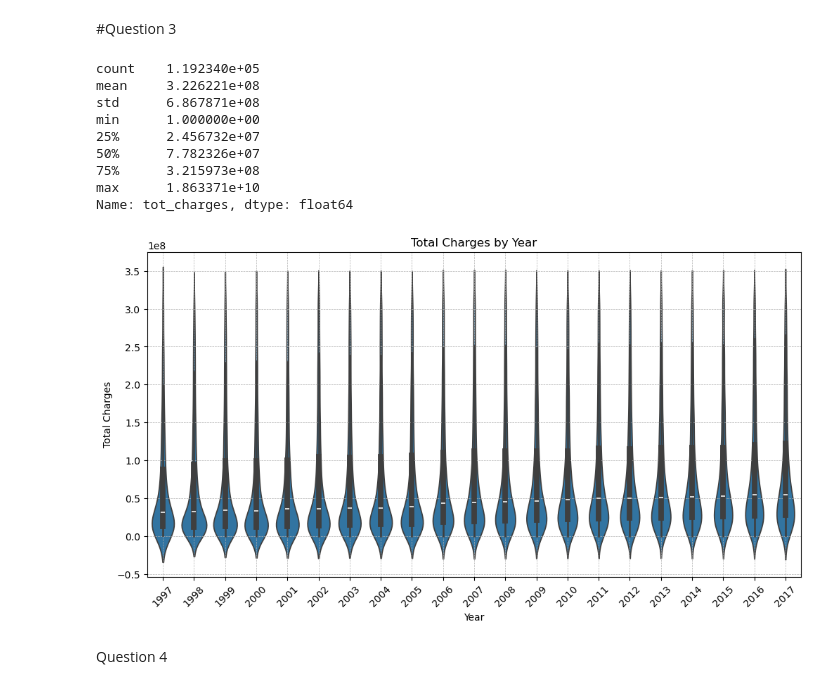
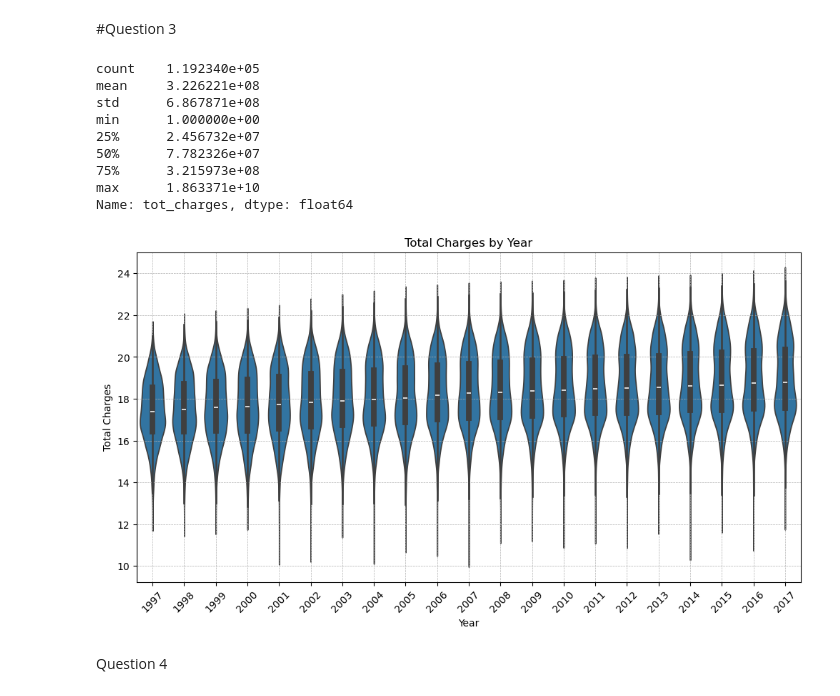
Before and after one commit to avanthp/Homework2-, a Jupyter notebook: Submission2/Summarize_Data.ipynb, the cells around one changed output. Saved outputs shown, nothing was run; the diff lists cells and outputs as text; code cells hidden in the pictures.

```diff
--- a/Submission2/Summarize_Data.ipynb
+++ b/Submission2/Summarize_Data.ipynb
@@ -74,36 +62,40 @@ HCRIS['tot_charges'] = pd.to_numeric(HCRIS['tot_charges'], errors='coerce')
 
 #Remove rows with missing charges or years, negative values, and outliers
 charges_by_year = HCRIS[['year', 'tot_charges']].dropna()
 charges_by_year = charges_by_year[charges_by_year['tot_charges'] >= 0]
 
 # Display summary statistics to find  cutoff values
 summary_stats = charges_by_year['tot_charges'].describe()
 print(summary_stats)
 
 #creating upper bound limit
-upper_bound = summary_stats['75%'] if '75%' in summary_stats else summary_stats['max']
+upper_bound = summary_stats['95%'] if '95%' in summary_stats else summary_stats['max']
 charges_by_year = charges_by_year[charges_by_year['tot_charges'] <= upper_bound]
+charges_by_year['log_tot_charges'] = np.log(charges_by_year['tot_charges'] + 1)
+charges_by_year = charges_by_year[charges_by_year['log_tot_charges'] >= 10]
+
+
 
 # Plot violin plot
 plt.figure(figsize=(12, 6))
-sns.violinplot(x='year', y='tot_charges', data=charges_by_year)
+sns.violinplot(x='year', y='log_tot_charges', data=charges_by_year)
 plt.title("Total Charges by Year")
 plt.xlabel("Year")
 plt.ylabel("Total Charges")
 plt.xticks(rotation=45)
 plt.grid(True, which='both', linestyle='--', linewidth=0.5)
 plt.show()
 # %% [output]
 count    1.192340e+05
 mean     3.226221e+08
 std      6.867871e+08
 min      1.000000e+00
 25%      2.456732e+07
 50%      7.782326e+07
 75%      3.215973e+08
 max      1.863371e+10
 Name: tot_charges, dtype: float64
-[figure, old version]
+[figure, new version]
 # %% [markdown]
 Question 4
 # %%
```
Also changed, not shown: parts of 8 cells of this notebook, 1 other file.
